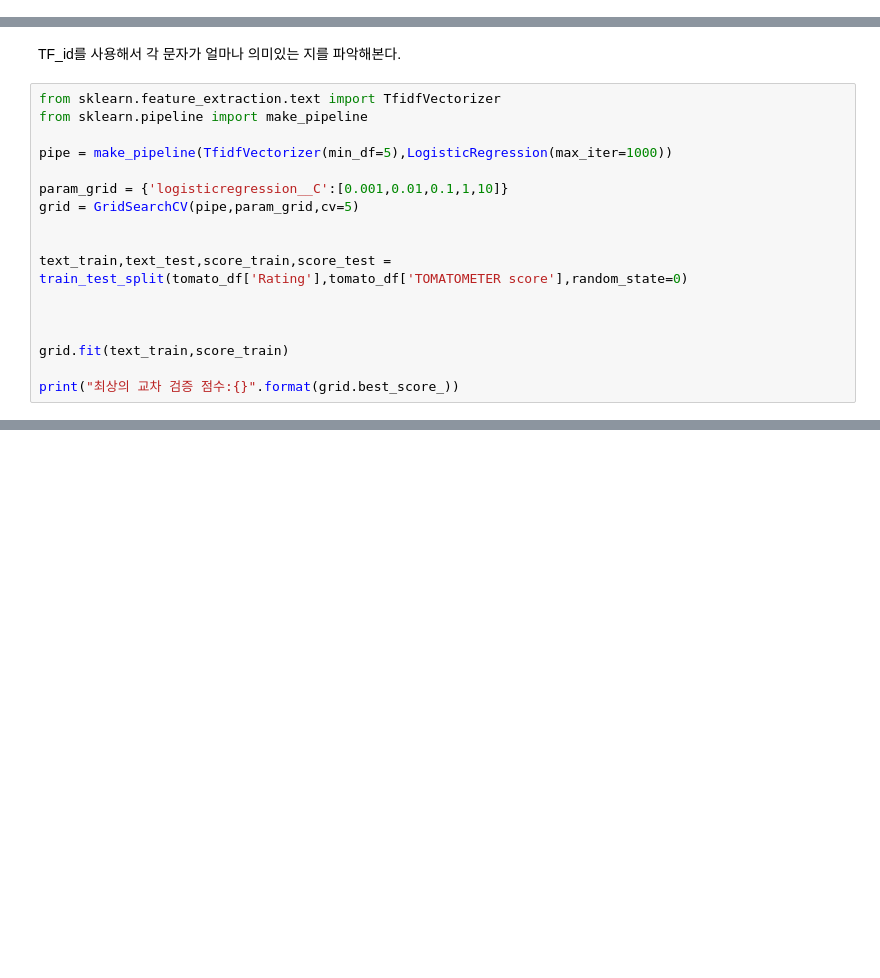
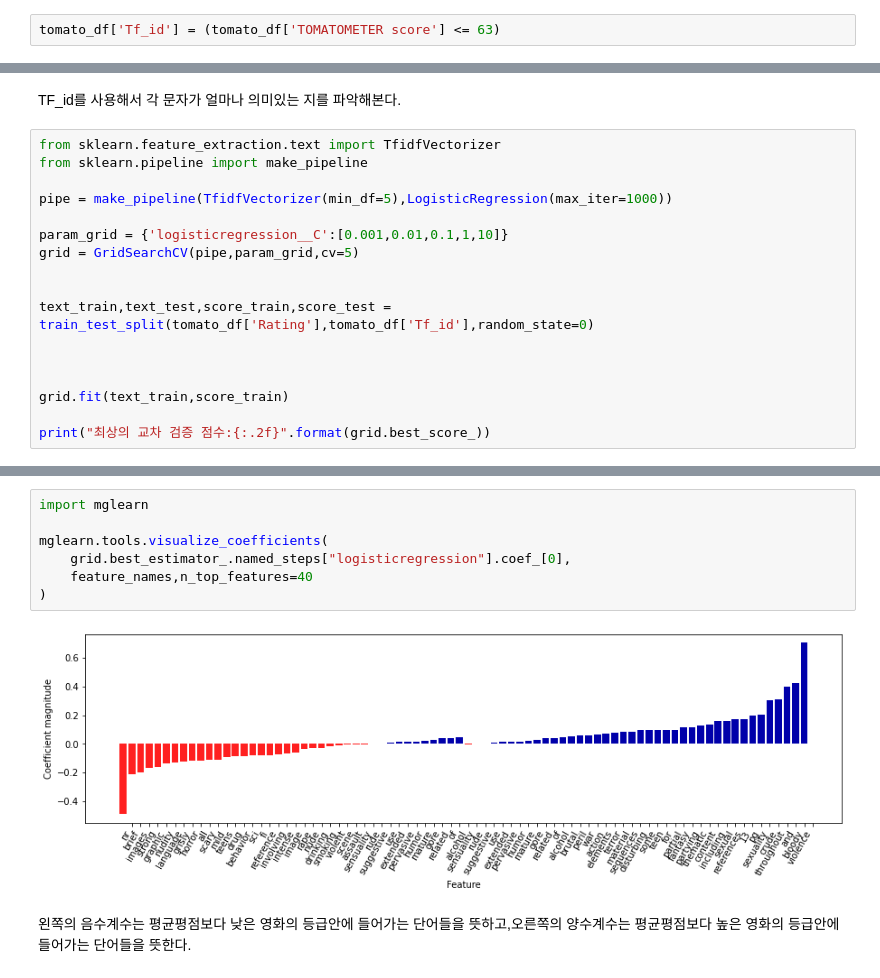
Before and after one commit to OhJunYoung21/artificial-inteliigence, a Jupyter notebook: Jarvis_tomato.ipynb, the cells around one changed output, grey strips where cells are left out. Saved outputs shown, nothing was run; the diff lists cells and outputs as text; blank space fills up the shorter version.

```diff
--- a/Jarvis_tomato.ipynb
+++ b/Jarvis_tomato.ipynb
@@ -307,3 +299,5 @@ logreg.fit(x2_train,y2_train)
 logreg.score(x2_test,y_test)
 # %% [output]
 0.05523809523809524
+# %%
+tomato_df['Tf_id'] = (tomato_df['TOMATOMETER score'] <= 63)
@@ -319,11 +325,11 @@ param_grid = {'logisticregression__C':[0.001,0.01,0.1,1,10]}
 grid = GridSearchCV(pipe,param_grid,cv=5)
 
 
-text_train,text_test,score_train,score_test = train_test_split(tomato_df['Rating'],tomato_df['TOMATOMETER score'],random_state=0)
+text_train,text_test,score_train,score_test = train_test_split(tomato_df['Rating'],tomato_df['Tf_id'],random_state=0)
 
 
 
 grid.fit(text_train,score_train)
 
-print("최상의 교차 검증 점수:{}".format(grid.best_score_))
+print("최상의 교차 검증 점수:{:.2f}".format(grid.best_score_))
 # %% [output]
@@ -349,0 +368,11 @@ array(['13', 'action', 'alcohol', 'all', 'and', 'assault', 'behavior',
+# %%
+import mglearn
+
+mglearn.tools.visualize_coefficients(
+    grid.best_estimator_.named_steps["logisticregression"].coef_[0],
+    feature_names,n_top_features=40
+)
+# %% [output]
+[figure, added]
+# %% [markdown]
+왼쪽의 음수계수는 평균평점보다 낮은 영화의 등급안에 들어가는 단어들을 뜻하고,오른쪽의 양수계수는 평균평점보다 높은 영화의 등급안에 들어가는 단어들을 뜻한다.
```
Also changed, not shown: parts of 9 cells of this notebook.
